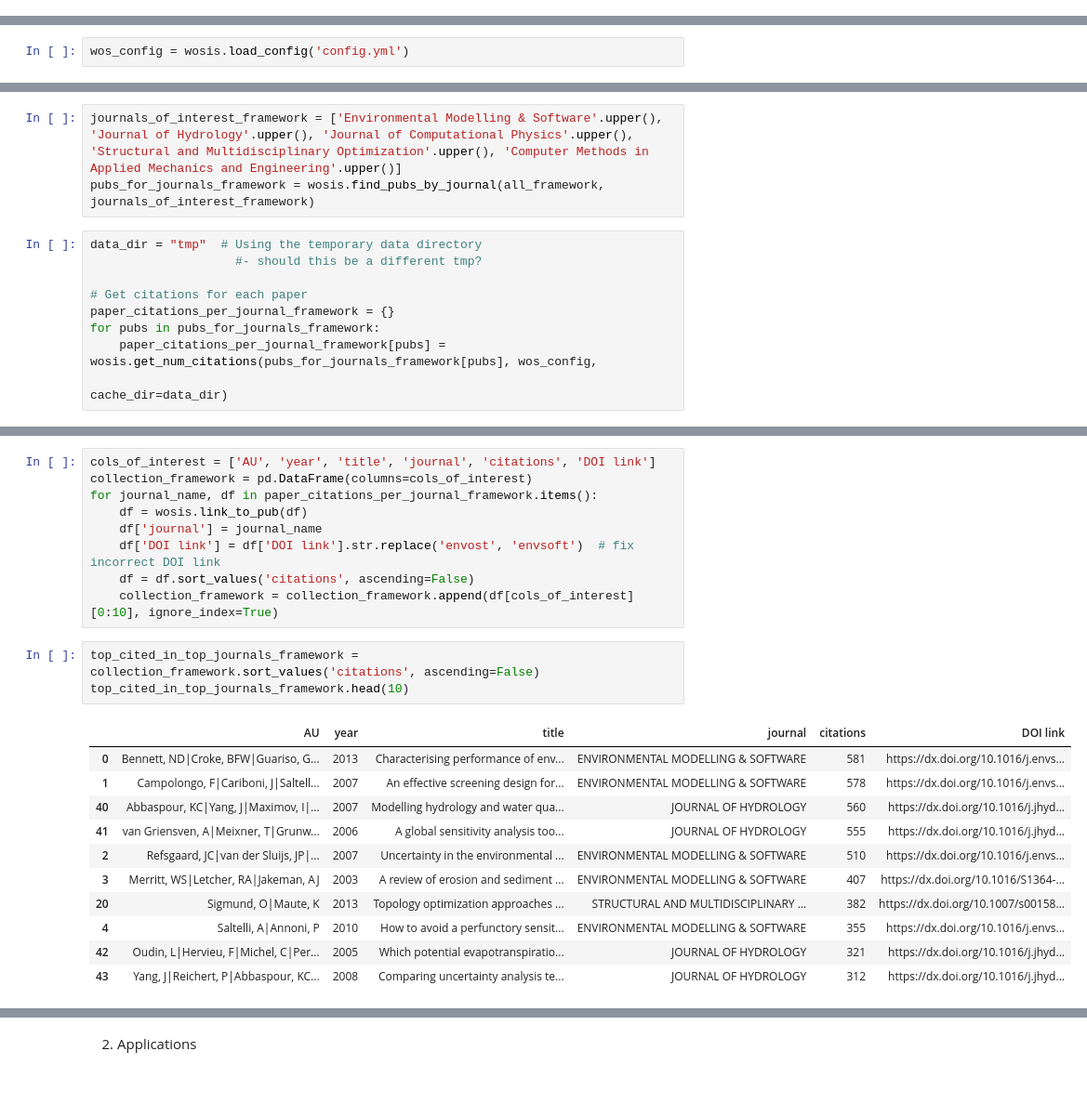
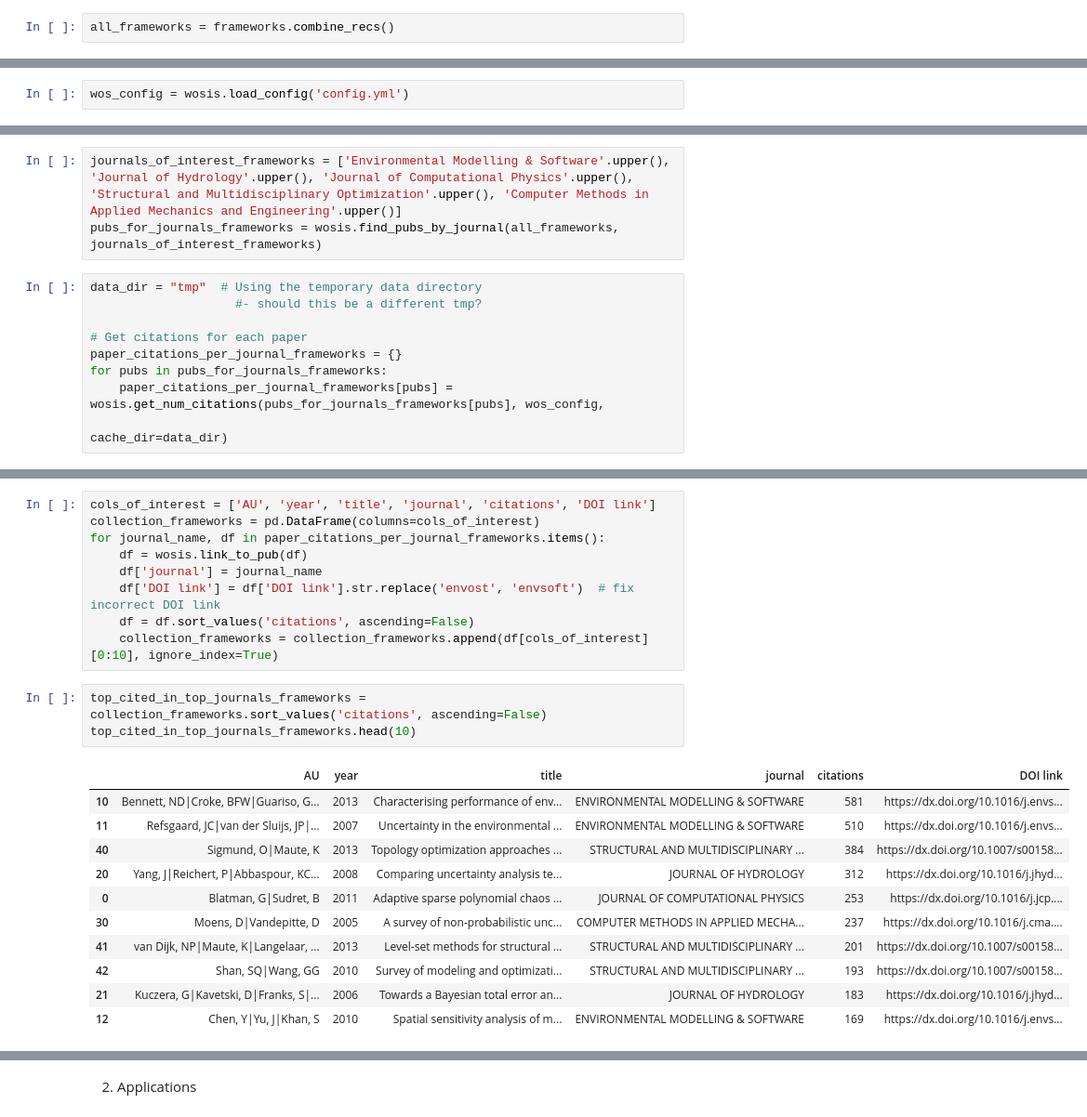
Before and after one commit to frog7/uasa-trends, a Jupyter notebook: notebooks/3c Topic modelling, keyword matching the subtopics.ipynb, the cells around one changed output, grey strips where cells are left out. Shown at 93% size. Drawn from its saved outputs; the diff is of its cells as text; blank space fills up the shorter version.

```diff
--- a/notebooks/3c Topic modelling, keyword matching the subtopics.ipynb
+++ b/notebooks/3c Topic modelling, keyword matching the subtopics.ipynb
@@ -172 +168,3 @@ all_framework = framework.combine_recs()
+# %%
+all_frameworks = frameworks.combine_recs()
 # %%
@@ -214,14 +212,14 @@ wos_plot.plot_pubs_per_journal(all_framework, top_n=5, annotate=True, show_stats
 # %% [output]
 [figure]
 # %%
-journals_of_interest_framework = ['Environmental Modelling & Software'.upper(), 'Journal of Hydrology'.upper(), 'Journal of Computational Physics'.upper(), 'Structural and Multidisciplinary Optimization'.upper(), 'Computer Methods in Applied Mechanics and Engineering'.upper()]
-pubs_for_journals_framework = wosis.find_pubs_by_journal(all_framework, journals_of_interest_framework)
+journals_of_interest_frameworks = ['Environmental Modelling & Software'.upper(), 'Journal of Hydrology'.upper(), 'Journal of Computational Physics'.upper(), 'Structural and Multidisciplinary Optimization'.upper(), 'Computer Methods in Applied Mechanics and Engineering'.upper()]
+pubs_for_journals_frameworks = wosis.find_pubs_by_journal(all_frameworks, journals_of_interest_frameworks)
 # %%
 data_dir = "tmp"  # Using the temporary data directory
                     #- should this be a different tmp?
 
 # Get citations for each paper
-paper_citations_per_journal_framework = {}
-for pubs in pubs_for_journals_framework:
-    paper_citations_per_journal_framework[pubs] = wosis.get_num_citations(pubs_for_journals_framework[pubs], wos_config,
+paper_citations_per_journal_frameworks = {}
+for pubs in pubs_for_journals_frameworks:
+    paper_citations_per_journal_frameworks[pubs] = wosis.get_num_citations(pubs_for_journals_frameworks[pubs], wos_config,
                                                                     cache_dir=data_dir)
@@ -228,25 +237,25 @@ for pubs in pubs_for_journals_framework:
 # %%
 cols_of_interest = ['AU', 'year', 'title', 'journal', 'citations', 'DOI link']
-collection_framework = pd.DataFrame(columns=cols_of_interest)
-for journal_name, df in paper_citations_per_journal_framework.items():
+collection_frameworks = pd.DataFrame(columns=cols_of_interest)
+for journal_name, df in paper_citations_per_journal_frameworks.items():
     df = wosis.link_to_pub(df)
     df['journal'] = journal_name
     df['DOI link'] = df['DOI link'].str.replace('envost', 'envsoft')  # fix incorrect DOI link
     df = df.sort_values('citations', ascending=False)
-    collection_framework = collection_framework.append(df[cols_of_interest][0:10], ignore_index=True)
+    collection_frameworks = collection_frameworks.append(df[cols_of_interest][0:10], ignore_index=True)
 # %%
-top_cited_in_top_journals_framework = collection_framework.sort_values('citations', ascending=False)
-top_cited_in_top_journals_framework.head(10)
+top_cited_in_top_journals_frameworks = collection_frameworks.sort_values('citations', ascending=False)
+top_cited_in_top_journals_frameworks.head(10)
 # %% [output]
 |  | AU | year | title | journal | citations | DOI link |
-| 0 | Bennett, ND|Croke, BFW|Guariso, G... | 2013 | Characterising performance of env... | ENVIRONMENTAL MODELLING & SOFTWARE | 581 | https://dx.doi.org/10.1016/j.envs... |
-| 1 | Campolongo, F|Cariboni, J|Saltell... | 2007 | An effective screening design for... | ENVIRONMENTAL MODELLING & SOFTWARE | 578 | https://dx.doi.org/10.1016/j.envs... |
-| 40 | Abbaspour, KC|Yang, J|Maximov, I|... | 2007 | Modelling hydrology and water qua... | JOURNAL OF HYDROLOGY | 560 | https://dx.doi.org/10.1016/j.jhyd... |
-| 41 | van Griensven, A|Meixner, T|Grunw... | 2006 | A global sensitivity analysis too... | JOURNAL OF HYDROLOGY | 555 | https://dx.doi.org/10.1016/j.jhyd... |
-| 2 | Refsgaard, JC|van der Sluijs, JP|... | 2007 | Uncertainty in the environmental ... | ENVIRONMENTAL MODELLING & SOFTWARE | 510 | https://dx.doi.org/10.1016/j.envs... |
-| 3 | Merritt, WS|Letcher, RA|Jakeman, AJ | 2003 | A review of erosion and sediment ... | ENVIRONMENTAL MODELLING & SOFTWARE | 407 | https://dx.doi.org/10.1016/S1364-... |
-| 20 | Sigmund, O|Maute, K | 2013 | Topology optimization approaches ... | STRUCTURAL AND MULTIDISCIPLINARY ... | 382 | https://dx.doi.org/10.1007/s00158... |
-| 4 | Saltelli, A|Annoni, P | 2010 | How to avoid a perfunctory sensit... | ENVIRONMENTAL MODELLING & SOFTWARE | 355 | https://dx.doi.org/10.1016/j.envs... |
-| 42 | Oudin, L|Hervieu, F|Michel, C|Per... | 2005 | Which potential evapotranspiratio... | JOURNAL OF HYDROLOGY | 321 | https://dx.doi.org/10.1016/j.jhyd... |
-| 43 | Yang, J|Reichert, P|Abbaspour, KC... | 2008 | Comparing uncertainty analysis te... | JOURNAL OF HYDROLOGY | 312 | https://dx.doi.org/10.1016/j.jhyd... |
+| 10 | Bennett, ND|Croke, BFW|Guariso, G... | 2013 | Characterising performance of env... | ENVIRONMENTAL MODELLING & SOFTWARE | 581 | https://dx.doi.org/10.1016/j.envs... |
+| 11 | Refsgaard, JC|van der Sluijs, JP|... | 2007 | Uncertainty in the environmental ... | ENVIRONMENTAL MODELLING & SOFTWARE | 510 | https://dx.doi.org/10.1016/j.envs... |
+| 40 | Sigmund, O|Maute, K | 2013 | Topology optimization approaches ... | STRUCTURAL AND MULTIDISCIPLINARY ... | 384 | https://dx.doi.org/10.1007/s00158... |
+| 20 | Yang, J|Reichert, P|Abbaspour, KC... | 2008 | Comparing uncertainty analysis te... | JOURNAL OF HYDROLOGY | 312 | https://dx.doi.org/10.1016/j.jhyd... |
+| 0 | Blatman, G|Sudret, B | 2011 | Adaptive sparse polynomial chaos ... | JOURNAL OF COMPUTATIONAL PHYSICS | 253 | https://dx.doi.org/10.1016/j.jcp.... |
+| 30 | Moens, D|Vandepitte, D | 2005 | A survey of non-probabilistic unc... | COMPUTER METHODS IN APPLIED MECHA... | 237 | https://dx.doi.org/10.1016/j.cma.... |
+| 41 | van Dijk, NP|Maute, K|Langelaar, ... | 2013 | Level-set methods for structural ... | STRUCTURAL AND MULTIDISCIPLINARY ... | 201 | https://dx.doi.org/10.1007/s00158... |
+| 42 | Shan, SQ|Wang, GG | 2010 | Survey of modeling and optimizati... | STRUCTURAL AND MULTIDISCIPLINARY ... | 193 | https://dx.doi.org/10.1007/s00158... |
+| 21 | Kuczera, G|Kavetski, D|Franks, S|... | 2006 | Towards a Bayesian total error an... | JOURNAL OF HYDROLOGY | 183 | https://dx.doi.org/10.1016/j.jhyd... |
+| 12 | Chen, Y|Yu, J|Khan, S | 2010 | Spatial sensitivity analysis of m... | ENVIRONMENTAL MODELLING & SOFTWARE | 169 | https://dx.doi.org/10.1016/j.envs... |
 # %%
```
Also changed, not shown: parts of 29 cells of this notebook, 4 other files.
